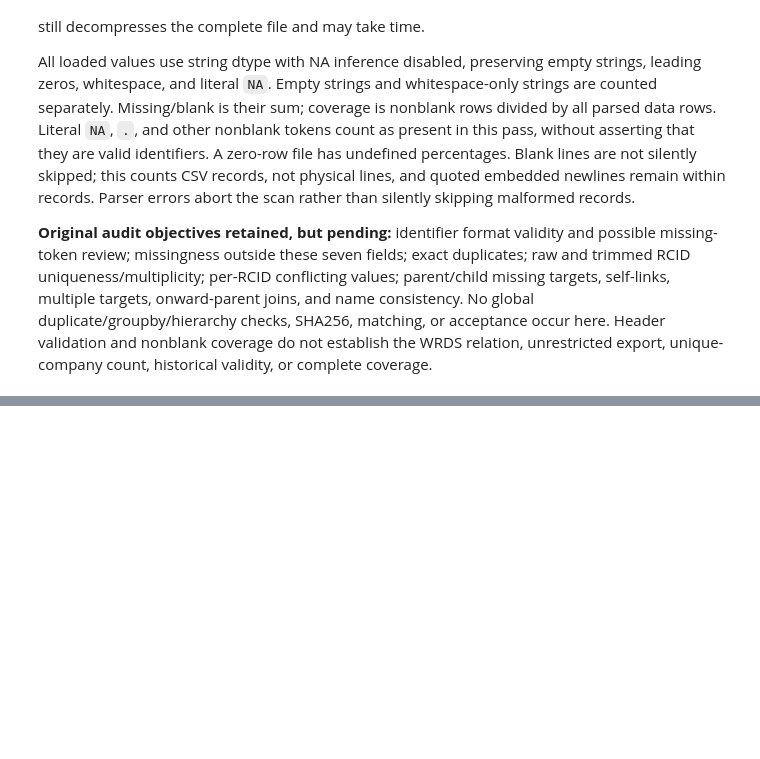
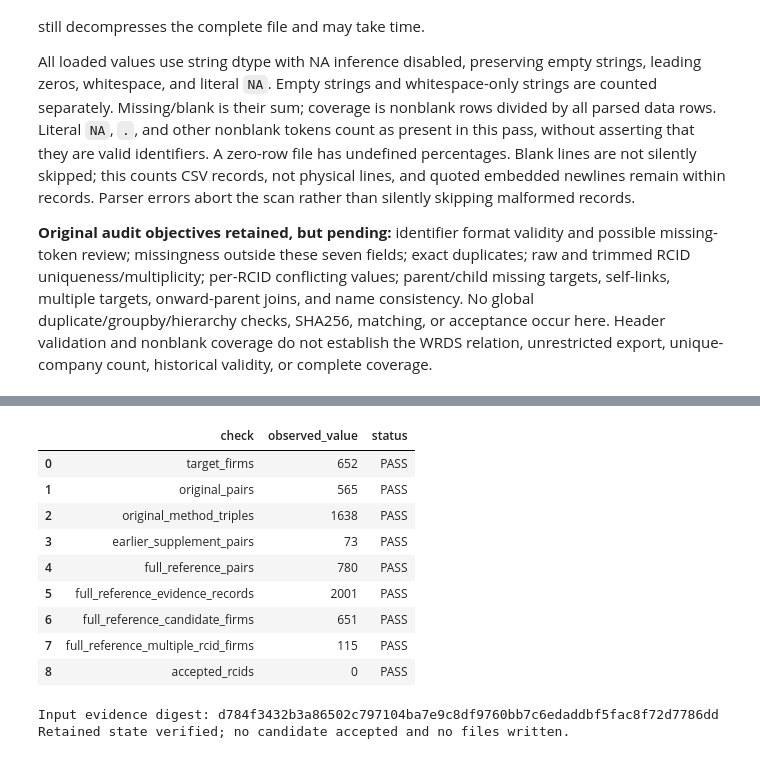
Before and after one commit to kptransfer2024-cmd/ai-workforce-statements, a Jupyter notebook: code/notebooks/01b_complete_revelio_matching.ipynb, the cells around one changed output, grey strips where cells are left out. Drawn from its saved outputs; the diff is of its cells as text; code cells hidden in the pictures; blank space fills up the shorter version.

```diff
--- a/code/notebooks/01b_complete_revelio_matching.ipynb
+++ b/code/notebooks/01b_complete_revelio_matching.ipynb
@@ -450,0 +444,28 @@ empty fields, and literal `NA`; original column labels are retained.
+# %%
+# 2.1.0 — lightweight setup; safe for the existing completed kernel
+import importlib
+import sys
+
+notebook_directory = (project_root / "code/notebooks").resolve()
+if str(notebook_directory) not in sys.path:
+    sys.path.insert(0, str(notebook_directory))
+import revelio_consolidation as matching_workflow
+matching_workflow = importlib.reload(matching_workflow)
+text_key = matching_workflow.text_key
+positive_digits = matching_workflow.positive_digits
+cusip_audit_key = matching_workflow.cusip_audit_key
+
+RUN_FULL_REFERENCE_AUDIT = False
+RUN_FULL_IDENTIFIER_SCAN = False
+CHECKPOINT_TO_LOAD = (
+    r"C:\Users\KPdesktop\Desktop\AI Workforce Statements"
+    r"\data\clean\revelio_matching"
+    r"\evidence_v1_20261109T025454049300Z"
+)  # Example: project_root / "data/clean/revelio_matching/evidence_v1_YYYYMMDDTHHMMSSZ"
+if CHECKPOINT_TO_LOAD is not None:
+    restored_matching_state = matching_workflow.restore_checkpoint(project_root, CHECKPOINT_TO_LOAD)
+    globals().update(restored_matching_state)
+    print("Restored complete, validated derived evidence:", CHECKPOINT_TO_LOAD)
+else:
+    print("Using existing kernel evidence; no checkpoint read and no scan started.")
+print("Full-reference scans disabled. Next for this iteration: 2.2.1.")
@@ -2049,0 +955,21 @@ display(Markdown("\n".join(lines)))
+# %%
+# 2.2.1 — verify retained inputs, without rerunning any discovery
+part22_input_state = matching_workflow.require_state(globals())
+part22_input_checks = matching_workflow.validate_retained_state(part22_input_state)
+part22_input_digest = matching_workflow.state_digest(part22_input_state)
+display(part22_input_checks)
+print("Input evidence digest:", part22_input_digest)
+print("Retained state verified; no candidate accepted and no files written.")
+# %% [output]
+|  | check | observed_value | status |
+| 0 | target_firms | 652 | PASS |
+| 1 | original_pairs | 565 | PASS |
+| 2 | original_method_triples | 1638 | PASS |
+| 3 | earlier_supplement_pairs | 73 | PASS |
+| 4 | full_reference_pairs | 780 | PASS |
+| 5 | full_reference_evidence_records | 2001 | PASS |
+| 6 | full_reference_candidate_firms | 651 | PASS |
+| 7 | full_reference_multiple_rcid_firms | 115 | PASS |
+| 8 | accepted_rcids | 0 | PASS |
+Input evidence digest: d784f3432b3a86502c797104ba7e9c8df9760bb7c6edaddbf5fac8f72d7786dd
+Retained state verified; no candidate accepted and no files written.
```
Also changed, not shown: parts of 87 cells of this notebook, 2 other files.
